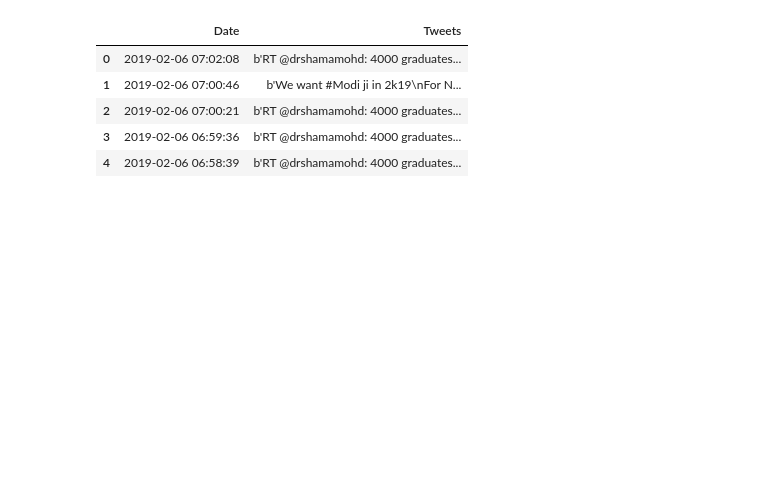
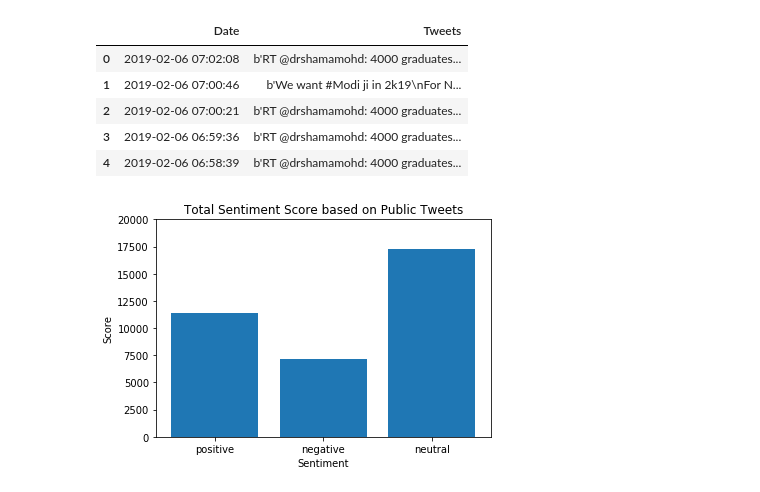
Before and after one commit to Piterbrito/TextMining-SentmentAnalysis--Twitter, a Jupyter notebook: Analysis.ipynb, the cells around one changed output. Cells and saved outputs as stored; diff of their text form; code cells hidden in the pictures; blank space fills up the shorter version.

```diff
--- a/Analysis.ipynb
+++ b/Analysis.ipynb
@@ -195,4 +197,19 @@ for value in public_tweet['SA']:
         neg.append(public_tweet['Tweets'])
     else:
         neu.append(public_tweet['Tweets'])
+# %%
+public_tweet_count =[len(pos),len(neg),len(neu)]
+labels = ["positive", "negative", "neutral"]
+y = public_tweet_count
+x= np.arange(0,len(labels))
+tick = [x for x in x]
+plt.ylim(0,20000)
+plt.xticks(tick,labels)
+plt.bar(x,y)
+plt.xlabel("Sentiment")
+plt.ylabel("Score")
+plt.title("Total Sentiment Score based on Public Tweets")
+plt.show()
+# %% [output]
+[figure, added]
 # %%
```
Also changed, not shown: parts of 5 cells of this notebook.
